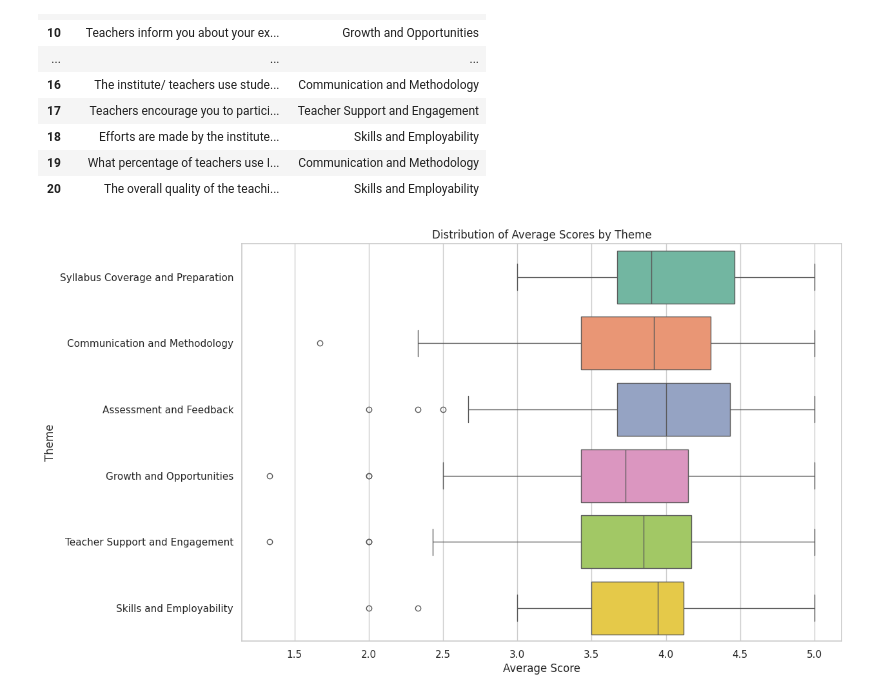
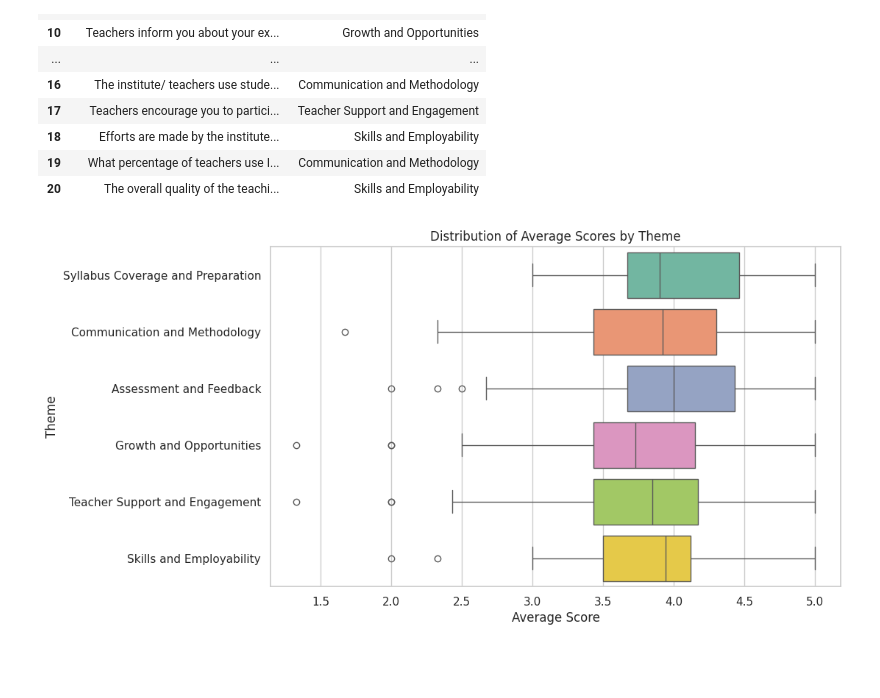
Before and after one commit to WellBrian/FUTURE_DS_03, a Jupyter notebook: Student_satisfaction_survey.ipynb, the cells around one changed output. Drawn from its saved outputs; the diff is of its cells as text; code cells hidden in the pictures; blank space fills up the shorter version.

```diff
--- a/Student_satisfaction_survey.ipynb
+++ b/Student_satisfaction_survey.ipynb
@@ -227,11 +227,11 @@ df[['Questions', 'Theme']].drop_duplicates().head(20)
 | 20 | The overall quality of the teachi... | Skills and Employability |
 # %%
 # Plotting
-plt.figure(figsize=(12, 8))
+plt.figure(figsize=(10, 6))
 sns.boxplot(x='Average', y='Theme', data=df, palette='Set2')
 plt.title('Distribution of Average Scores by Theme')
 plt.xlabel('Average Score')
 plt.ylabel('Theme')
 plt.show();
 # %% [output]
-[figure, old version]
+[figure, new version]
```
Also changed, not shown: parts of 1 cell of this notebook.
